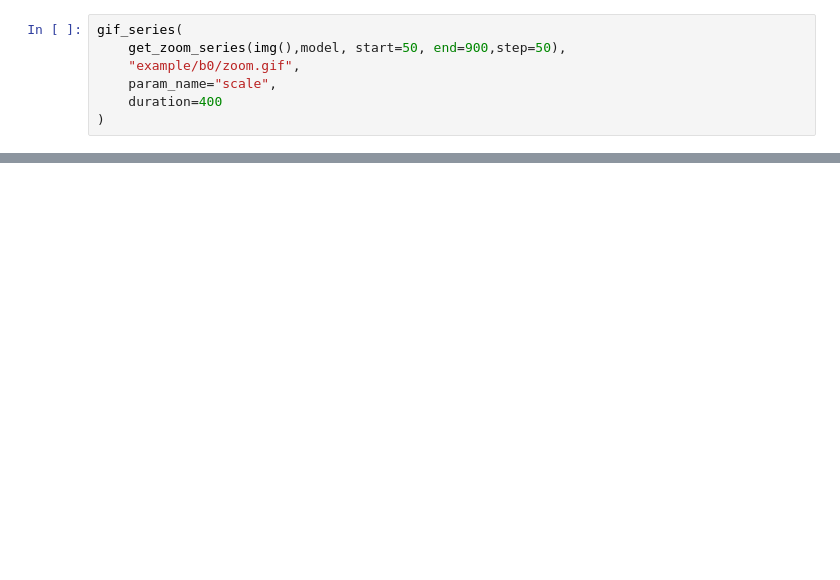
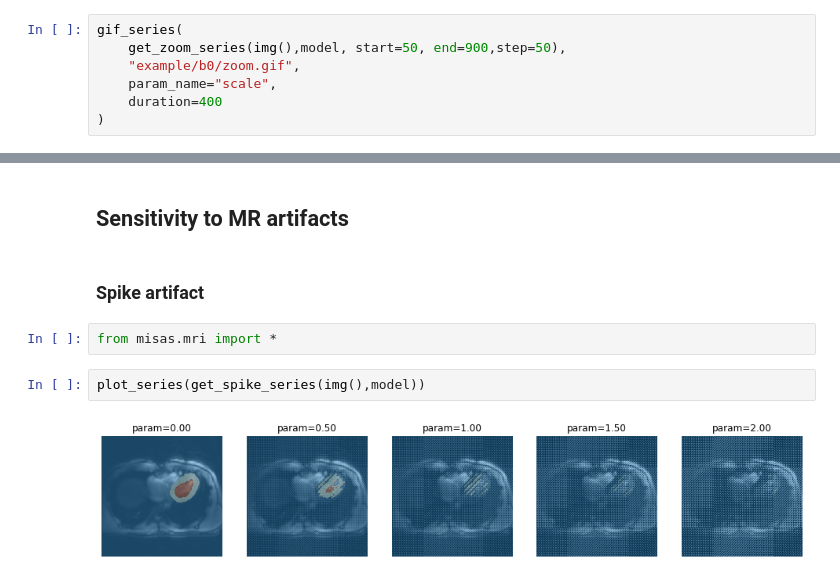
Before and after one commit to chfc-cmi/misas, a Jupyter notebook: 03_transversals.ipynb, the cells around one changed output, grey strips where cells are left out. Cells and saved outputs as stored; diff of their text form; blank space fills up the shorter version.

```diff
--- a/03_transversals.ipynb
+++ b/03_transversals.ipynb
@@ -247,3 +258,13 @@ gif_series(
 )
 # %% [markdown]
 ![segmentation sensitivity to zoom](example/b0/zoom.gif)
+# %% [markdown]
+## Sensitivity to MR artifacts
+# %% [markdown]
+### Spike artifact
+# %%
+from misas.mri import *
+# %%
+plot_series(get_spike_series(img(),model))
+# %% [output]
+[figure, added]
```
Also changed, not shown: parts of 5 cells of this notebook, 11 other files.
